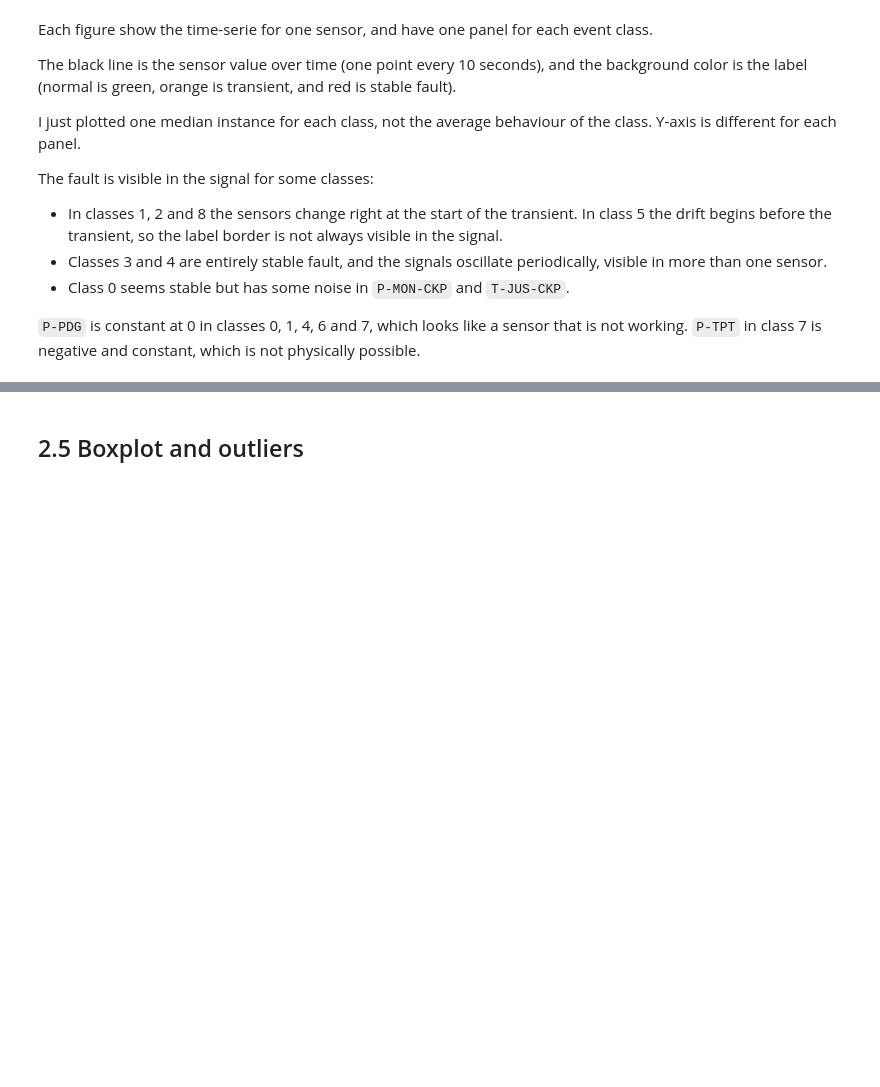
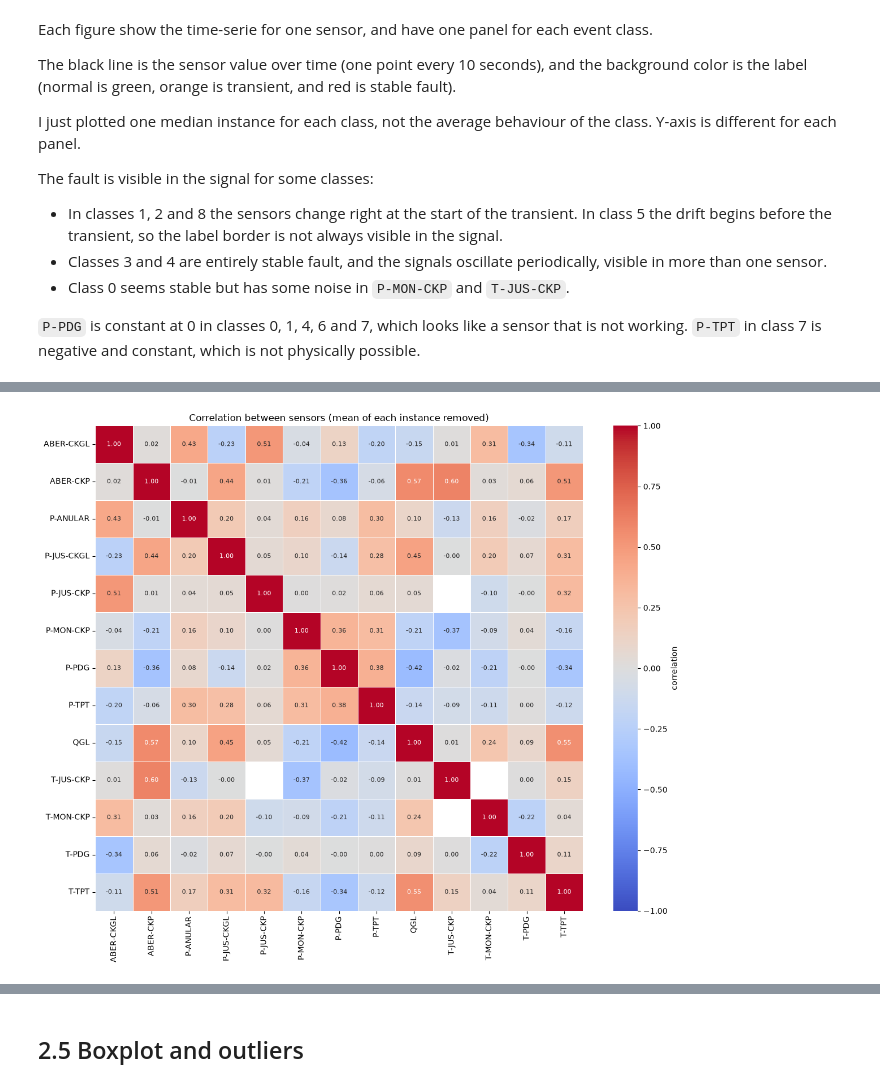
Before and after one commit to tommasofacchin/uis-msc-data-science, a Jupyter notebook: DAT540 - Data science/Project/01_eda.ipynb, the cells around one changed output, grey strips where cells are left out. Cells and saved outputs as stored; diff of their text form; code cells hidden in the pictures; blank space fills up the shorter version.

```diff
--- a/DAT540 - Data science/Project/01_eda.ipynb
+++ b/DAT540 - Data science/Project/01_eda.ipynb
@@ -637,0 +707,8 @@ The fault is visible in the signal for some classes:
+# %%
+# Subtract the mean of each instance
+centered = sample[corr_sensors] - sample.groupby("instance_id", observed=True)[corr_sensors].transform("mean")
+corr_centered = centered.corr()
+
+plot_corr(corr_centered, "Correlation between sensors (mean of each instance removed)")
+# %% [output]
+[figure, added]
```
Also changed, not shown: parts of 12 cells of this notebook.
